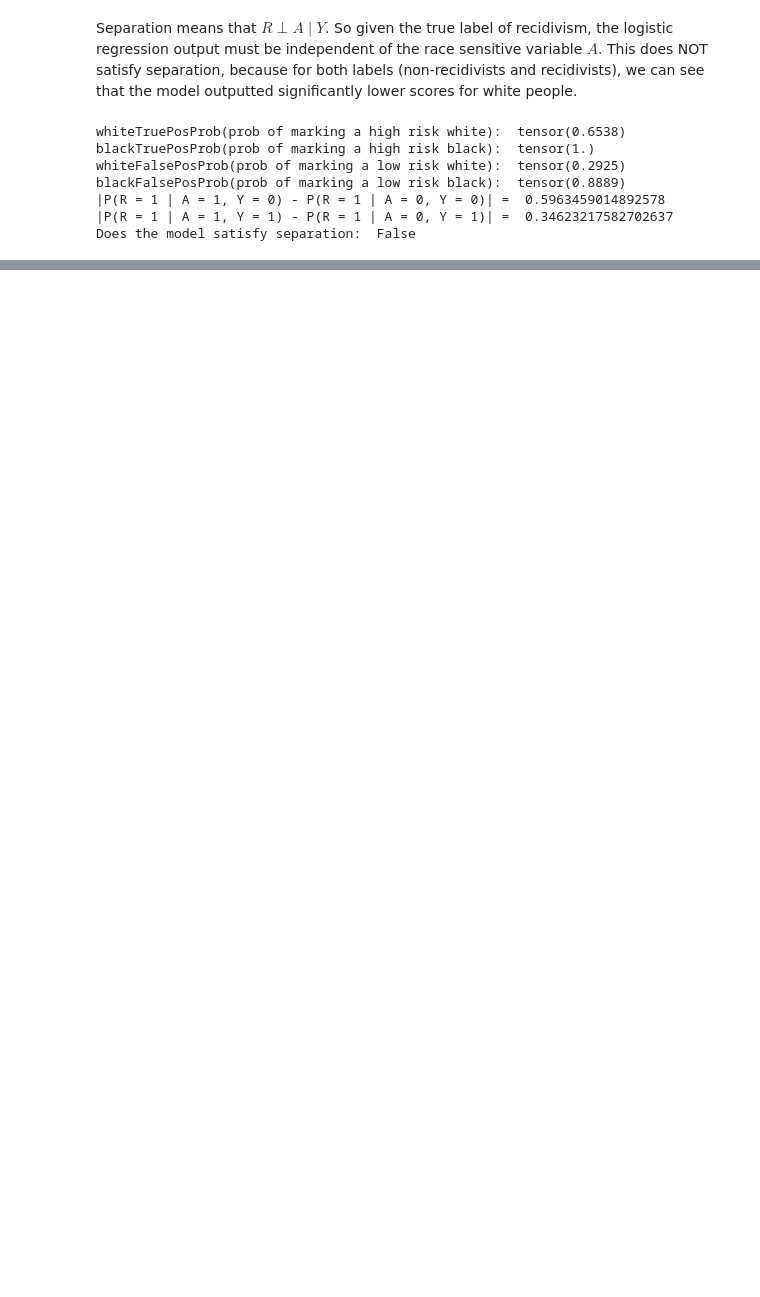
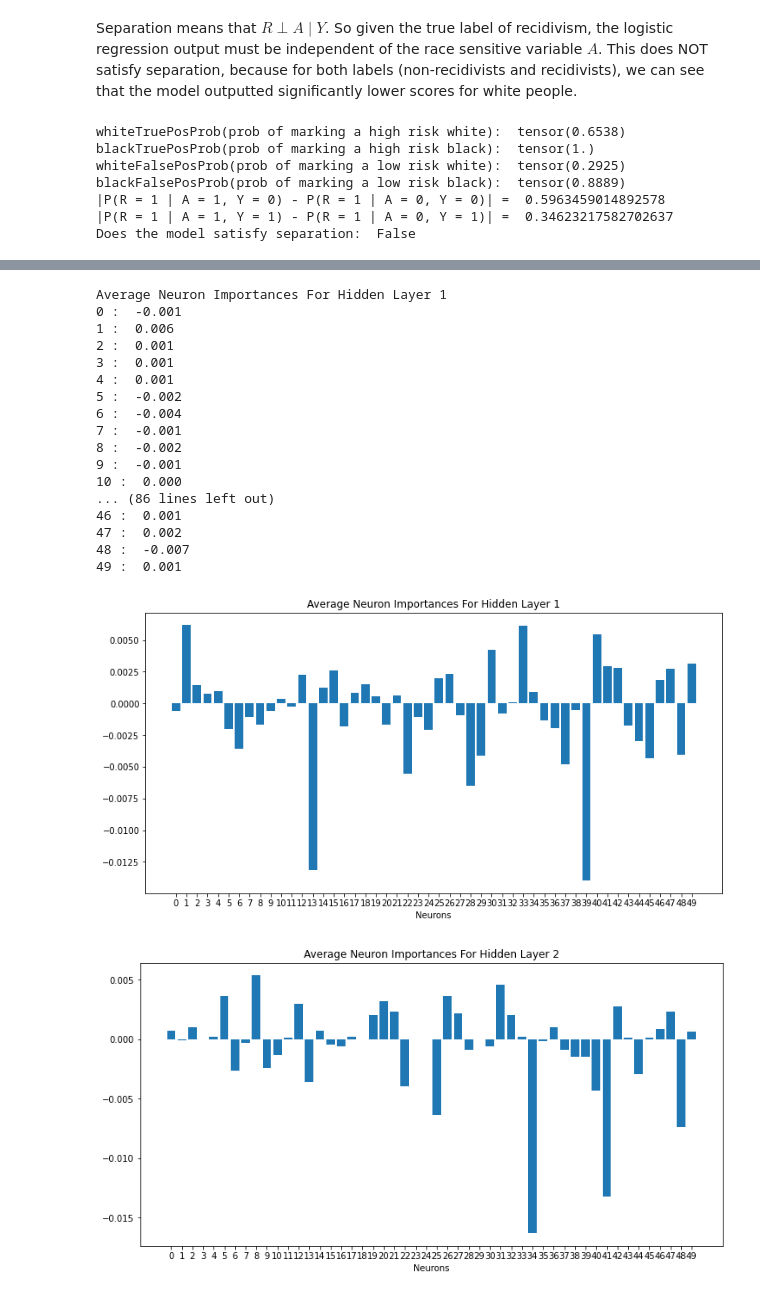
Before and after one commit to amitjoshi24/sensitive-attribute-containment-dnn-fairness, a Jupyter notebook: finalprojectcrimrecid.ipynb, the cells around one changed output, grey strips where cells are left out. Cells and saved outputs as stored; diff of their text form; code cells hidden in the pictures; blank space fills up the shorter version.

```diff
--- a/finalprojectcrimrecid.ipynb
+++ b/finalprojectcrimrecid.ipynb
@@ -585,9 +594,9 @@ class RaceDNNModel(torch.nn.Module):
         super(RaceDNNModel,self).__init__()
         self.seq = savedModel.seq
 
-        self.racelayer1 = torch.nn.Linear(20,20)
-        self.racelayer2 = torch.nn.Linear(20,20)
-        self.racelayer3 = torch.nn.Linear(20,1)
+        self.racelayer1 = torch.nn.Linear(50,50)
+        self.racelayer2 = torch.nn.Linear(50,50)
+        self.racelayer3 = torch.nn.Linear(50,1)
 
         self.sigmoid = torch.nn.Sigmoid()
         self.relu = torch.nn.ReLU()
@@ -998,0 +744,32 @@ for i, (ax, col) in enumerate(zip(axs.flat, feature_names)):
+# %%
+# Layer Conductance
+
+cond = LayerConductance(racednnmodel, racednnmodel.seq[1]) # relu1
+cond_vals = cond.attribute(test_input_tensor,target=0)
+cond_vals = cond_vals.detach().numpy()
+visualize_importances(range(50),np.mean(cond_vals, axis=0),title="Average Neuron Importances For Hidden Layer 1", axis_title="Neurons")
+
+cond2 = LayerConductance(racednnmodel, racednnmodel.seq[3]) # relu2
+cond_vals2 = cond2.attribute(test_input_tensor,target=0)
+cond_vals2 = cond_vals2.detach().numpy()
+visualize_importances(range(50),np.mean(cond_vals2, axis=0),title="Average Neuron Importances For Hidden Layer 2", axis_title="Neurons")
+# %% [output]
+Average Neuron Importances For Hidden Layer 1
+0 :  -0.001
+1 :  0.006
+2 :  0.001
+3 :  0.001
+4 :  0.001
+5 :  -0.002
+6 :  -0.004
+7 :  -0.001
+8 :  -0.002
+9 :  -0.001
+10 :  0.000
+... (86 lines left out)
+46 :  0.001
+47 :  0.002
+48 :  -0.007
+49 :  0.001
+[figure, added]
+[figure, added]
```
Also changed, not shown: parts of 24 cells of this notebook, 3 other files.
